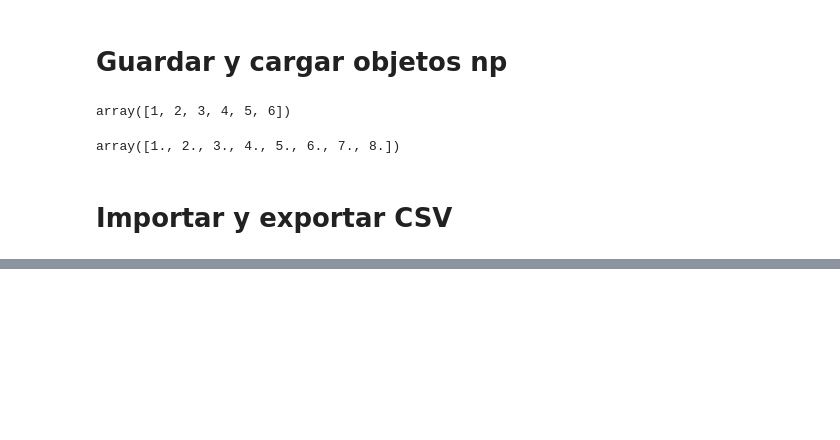
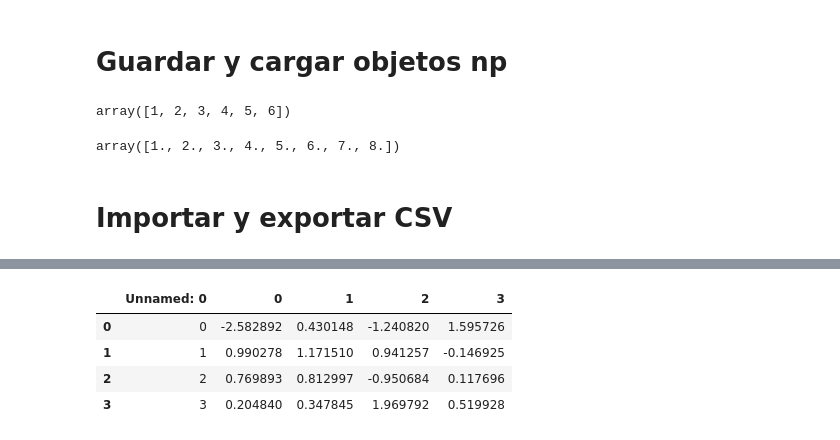
Before and after one commit to EstebanGomezVal/Modelado_datos_Valerio, a Jupyter notebook: Librerias/Numpy/Numpy.ipynb, the cells around one changed output, grey strips where cells are left out. Cells and saved outputs as stored; diff of their text form; code cells hidden in the pictures; blank space fills up the shorter version.

```diff
--- a/Librerias/Numpy/Numpy.ipynb
+++ b/Librerias/Numpy/Numpy.ipynb
@@ -663,0 +688,9 @@ print(x)
+# %%
+data = pd.read_csv('pd.csv') #Cargar un csv
+data
+# %% [output]
+|  | Unnamed: 0 | 0 | 1 | 2 | 3 |
+| 0 | 0 | -2.582892 | 0.430148 | -1.240820 | 1.595726 |
+| 1 | 1 | 0.990278 | 1.171510 | 0.941257 | -0.146925 |
+| 2 | 2 | 0.769893 | 0.812997 | -0.950684 | 0.117696 |
+| 3 | 3 | 0.204840 | 0.347845 | 1.969792 | 0.519928 |
```
Also changed, not shown: parts of 19 cells of this notebook.
